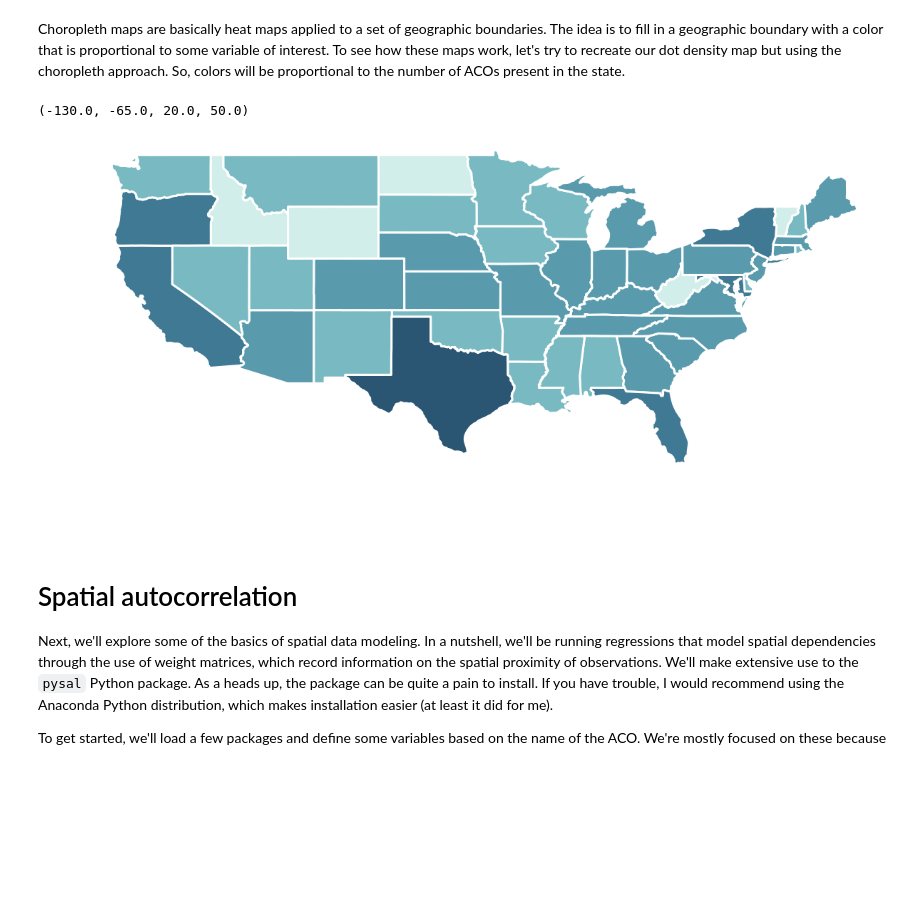
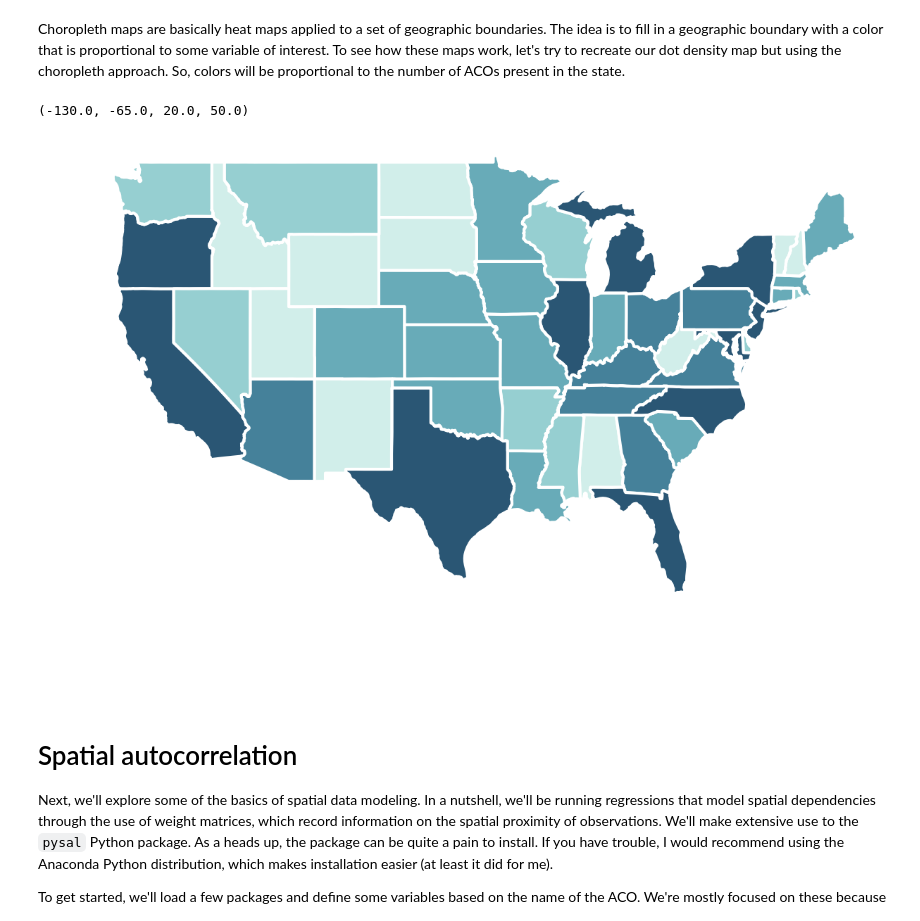
Before and after one commit to rfunklab/computational_social_science_for_organizational_research, a Jupyter notebook: sessions/geography/notebook/geography.ipynb, the cells around one changed output. Saved outputs shown, nothing was run; the diff lists cells and outputs as text; code cells hidden in the pictures; blank space fills up the shorter version.

```diff
--- a/sessions/geography/notebook/geography.ipynb
+++ b/sessions/geography/notebook/geography.ipynb
@@ -262,26 +262,26 @@ Choropleth maps are basically heat maps applied to a set of geographic boundarie
 # %%
 # load some nice colors from the cartocolors library
 from palettable.cartocolors.sequential import Teal_7
 
 # add a count of states to our data frame
 usa["aco_count"] = usa.apply(lambda STATEFP: gdf.within(STATEFP.geometry).sum(), axis=1)
 
 # build our choropleth map
 ax = usa.plot(column='aco_count',
-              scheme='percentiles',
+              scheme='quantiles',
               linewidth=3, edgecolor='white',
               figsize=(25,10),
               cmap=Teal_7.mpl_colormap)
 
 # set the plot limits to focus on the usa
 ax.set_ylim([20, 50])
 ax.set_xlim([-130, -65])
 
 # turn off the x,y axis
 ax.axis("off")
 # %% [output]
 (-130.0, -65.0, 20.0, 50.0)
-[figure, old version]
+[figure, new version]
 # %% [markdown]
 # Spatial autocorrelation
 
```
Also changed, not shown: parts of 17 cells of this notebook, 8 other files.
